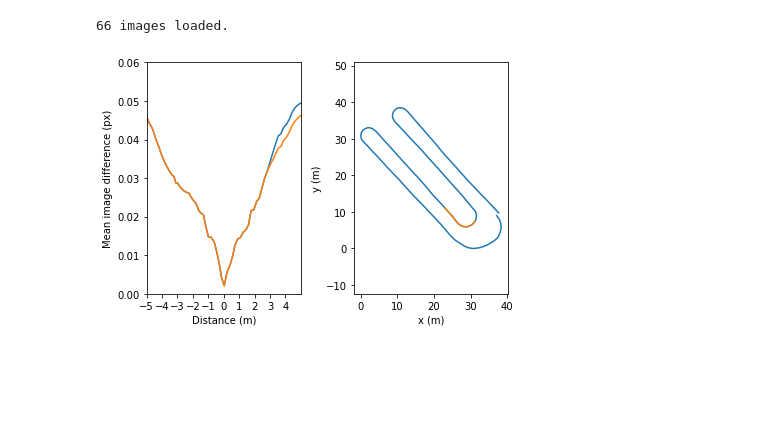
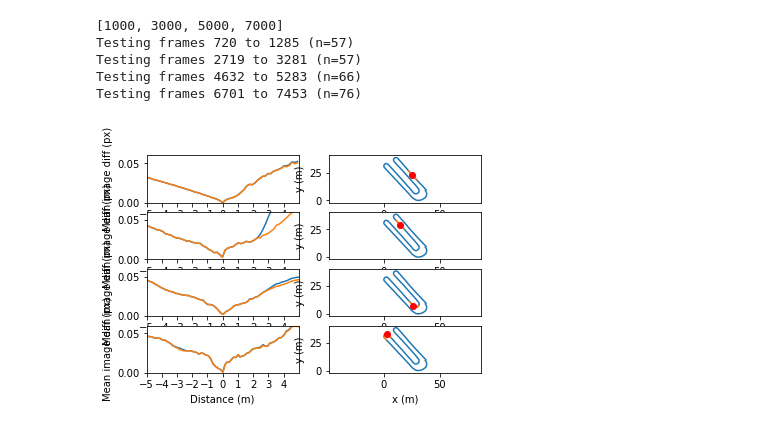
Before and after one commit to BrainsOnBoard/navbench, a Jupyter notebook: route_idfs.ipynb, the cells around one changed output. Cells and saved outputs as stored; diff of their text form; code cells hidden in the pictures; blank space fills up the shorter version.

Commit message:
Test multiple locations along route

```diff
--- a/route_idfs.ipynb
+++ b/route_idfs.ipynb
@@ -11,42 +1,30 @@ db = Database('newton/route1', size=IMSIZE, step=FRSKIP)
-# %%
-import navbench
-
-START_FR = 5000
-RIDF_STEP = 2
-
-(lower, upper) = db.get_entry_bounds(MAX_DIST, START_FR)
-dists = db.get_distances(lower, upper, START_FR)
-
-# Load snapshot and test images
-snap = db.read_images(START_FR)
-images = db.read_images(lower, upper)
-print(images.shape[2], "images loaded.")
-
-fig, ax = plt.subplots(ncols=2)
-
-# Show which part of route we're testing
-x = db.entries["x"]
-y = db.entries["y"]
-ax[1].plot(x, y, x[lower:upper], y[lower:upper])
-ax[1].set_xlabel("x (m)")
-ax[1].set_ylabel("y (m)")
-ax[1].axis("equal")
-
-# Plot (R)IDF diffs vs distance
-idf_diffs = navbench.get_route_idf(images, snap)
-ridf_diffs = navbench.get_route_ridf(images, snap, RIDF_STEP)
-
-ax[0].plot(dists, idf_diffs, dists, ridf_diffs)
-ax[0].set_xlabel("Distance (m)")
-ax[0].set_xlim(-MAX_DIST, MAX_DIST)
-ax[0].set_xticks(range(-MAX_DIST, MAX_DIST))
-ax[0].set_ylabel("Mean image difference (px)")
-ax[0].set_ylim(0, 0.06)
-
-# If we don't do this then the plots overlap
-fig.tight_layout()
-
-plt.show()
-# %% [output]
-66 images loaded.
-[figure, removed]
+# %%
+import matplotlib.pyplot as plt
+import navbench
+
+MAX_DIST  = 5 # metres
+IMSIZE    = (360, 110)
+FRSKIP    = 10
+FRAMES    = range(1000, 9000, 2000)
+RIDF_STEP = 2
+
+print(list(FRAMES))
+
+# We're currently just comparing this one dataset with itself
+db = navbench.Database('newton/route1', size=IMSIZE, step=FRSKIP)
+
+fig, ax = plt.subplots(ncols=2, nrows=len(FRAMES))
+for i in range(len(FRAMES)):
+    db.plot_idfs(ax[i], FRAMES[i], MAX_DIST, RIDF_STEP)
+
+# If we don't do this then the plots overlap
+fig.tight_layout()
+
+plt.show()
+# %% [output]
+[1000, 3000, 5000, 7000]
+Testing frames 720 to 1285 (n=57)
+Testing frames 2719 to 3281 (n=57)
+Testing frames 4632 to 5283 (n=66)
+Testing frames 6701 to 7453 (n=76)
+[figure, added]
```
Also changed, not shown: parts of 1 cell of this notebook, 2 other files.
